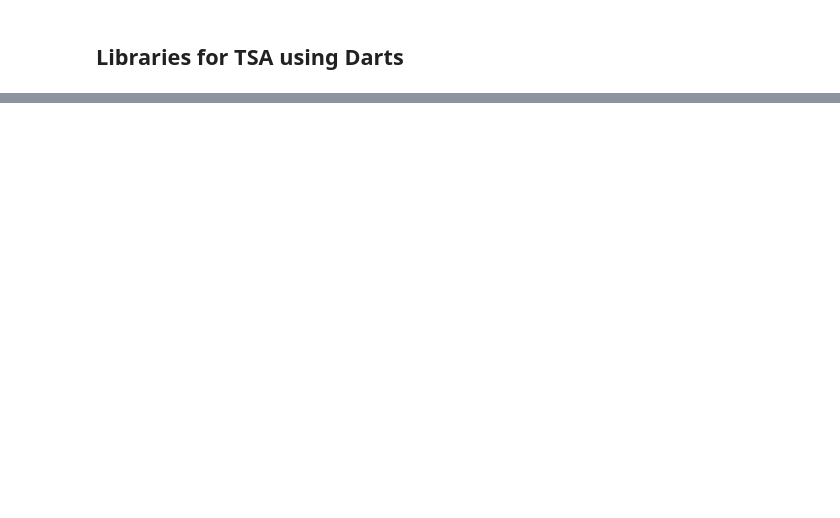
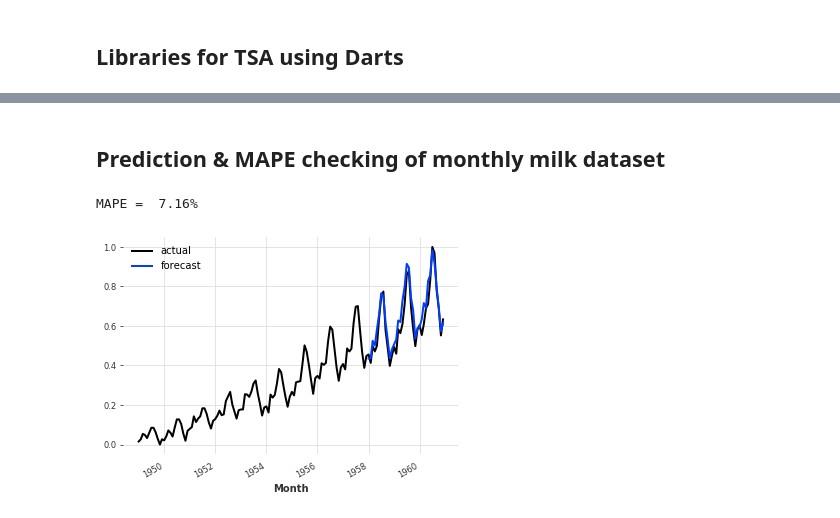
Before and after one commit to sinchan-s/time-series-analysis, a Jupyter notebook: tsa-darts.ipynb, the cells around one changed output, grey strips where cells are left out. Saved outputs shown, nothing was run; the diff lists cells and outputs as text; code cells hidden in the pictures; blank space fills up the shorter version.

Commit message:
darts complete

```diff
--- a/tsa-darts.ipynb
+++ b/tsa-darts.ipynb
@@ -73,0 +40,9 @@ DatasetLoadingException: Could not download the dataset. Reason:ConnectionError(
+# %%
+from darts.dataprocessing.transformers import Scaler
+scaler_air, scaler_milk = Scaler(), Scaler()
+series_air_scaled = scaler_air.fit_transform(data_air)
+series_milk_scaled = scaler_milk.fit_transform(data_milk)
+
+series_air_scaled.plot(label='air')
+series_milk_scaled.plot(label='milk')
+plt.legend()
@@ -73,0 +54,3 @@ DatasetLoadingException: Could not download the dataset. Reason:ConnectionError(
+# %%
+train_air, val_air = series_air_scaled[:-36], series_air_scaled[-36:]
+train_milk, val_milk = series_milk_scaled[:-36], series_milk_scaled[-36:]
@@ -73,0 +66,2 @@ DatasetLoadingException: Could not download the dataset. Reason:ConnectionError(
+# %%
+model_air_milk = NBEATSModel(input_chunk_length=24, output_chunk_length=12, n_epochs=100, random_state=0)
@@ -73,0 +70,2 @@ DatasetLoadingException: Could not download the dataset. Reason:ConnectionError(
+# %%
+model_air_milk.fit([train_air, train_milk], verbose=True)
@@ -73,0 +91,12 @@ DatasetLoadingException: Could not download the dataset. Reason:ConnectionError(
+# %% [markdown]
+## Prediction & MAPE checking of monthly milk dataset
+# %%
+pred = model_air_milk.predict(n=36, series=train_air)
+
+series_air_scaled.plot(label='actual')
+pred.plot(label='forecast')
+plt.legend();
+print(f'MAPE = {mape(series_air_scaled, pred): .2f}%')
+# %% [output]
+MAPE =  7.16%
+[figure, added]
```
Also changed, not shown: parts of 16 cells of this notebook.
